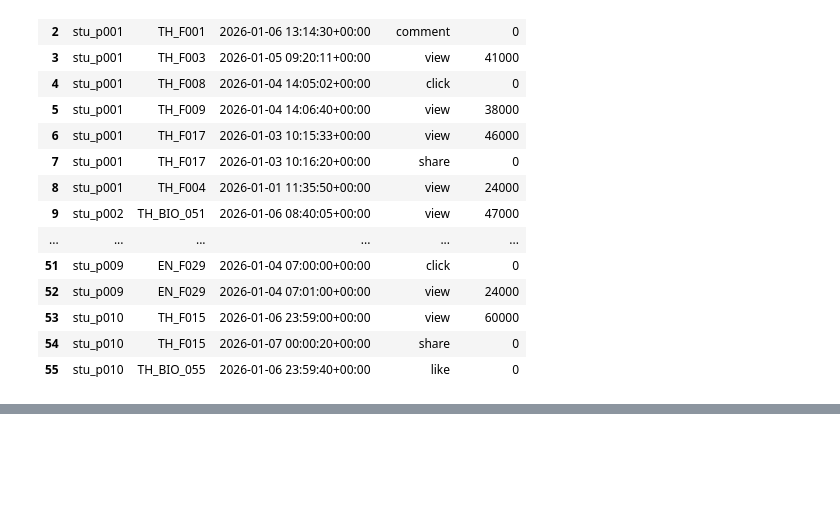
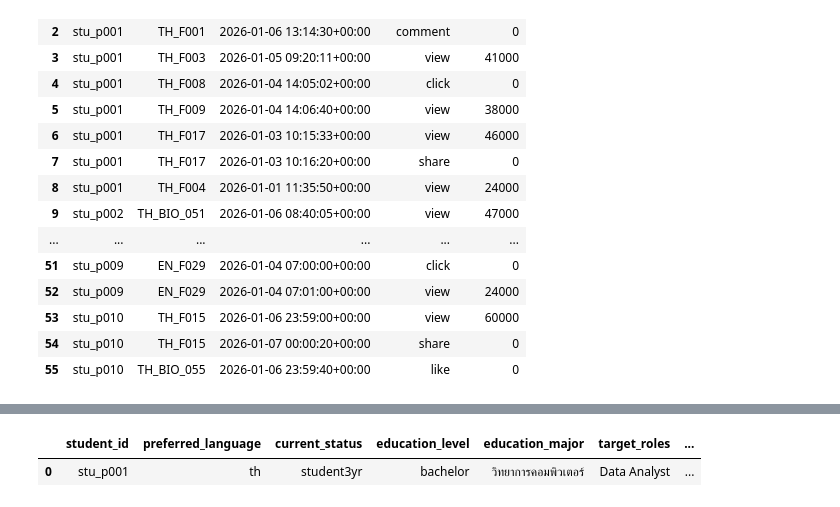
Before and after one commit to TunKedsaro/Hyde, a Jupyter notebook: sandbox/2601281416-03.ipynb, the cells around one changed output, grey strips where cells are left out. Drawn from its saved outputs; the diff is of its cells as text; code cells hidden in the pictures; blank space fills up the shorter version.

```diff
--- a/sandbox/2601281416-03.ipynb
+++ b/sandbox/2601281416-03.ipynb
@@ -83,0 +125,16 @@ df
+# %%
+def get_user_events(user_id:str):
+    client = bigquery.Client()
+    query = f'''
+    SELECT *
+    FROM `poc-piloturl-nonprod.gold_layer.students`
+    WHERE student_id = "{user_id}"
+    '''
+    df = client.query(query).to_dataframe()
+    return df
+# %%
+x = get_user_events("stu_p001")
+x
+# %% [output]
+|  | student_id | preferred_language | current_status | education_level | education_major | target_roles | ... |
+| 0 | stu_p001 | th | student3yr | bachelor | วิทยาการคอมพิวเตอร์ | Data Analyst | ... |
```
Also changed, not shown: parts of 5 cells of this notebook, 8 other files.
